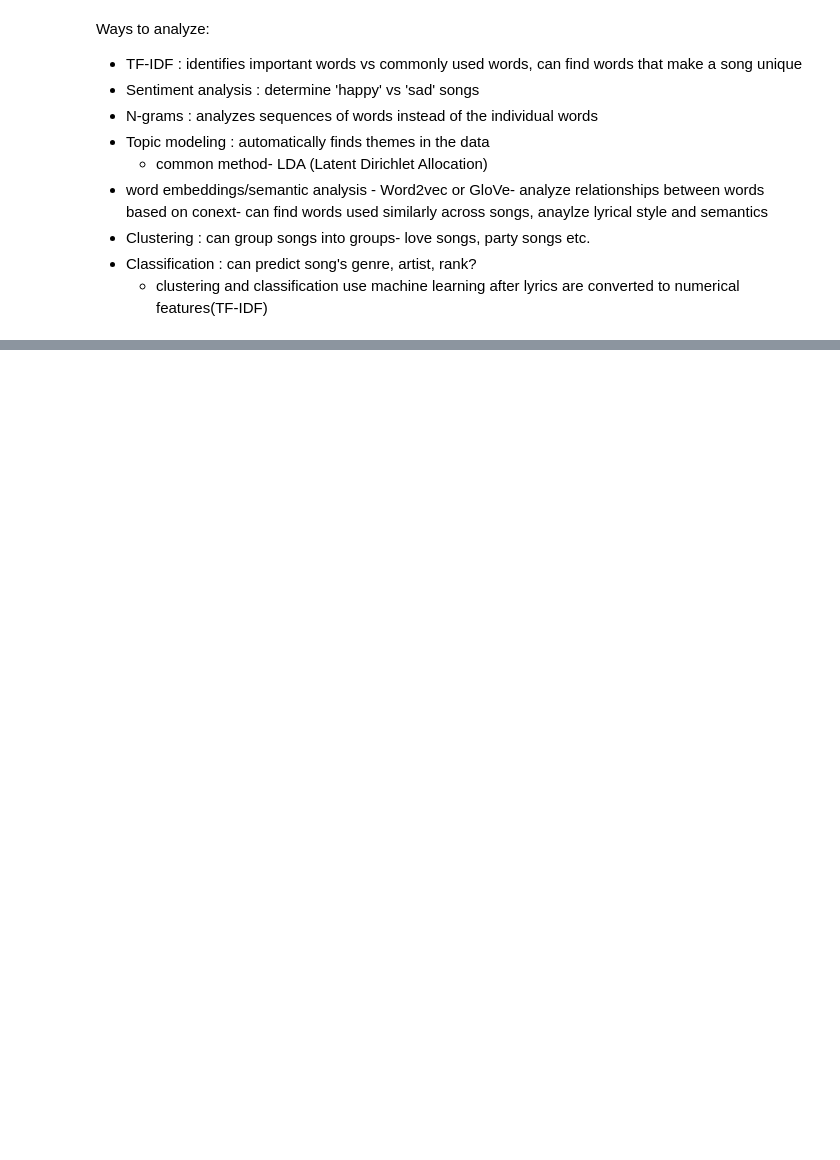
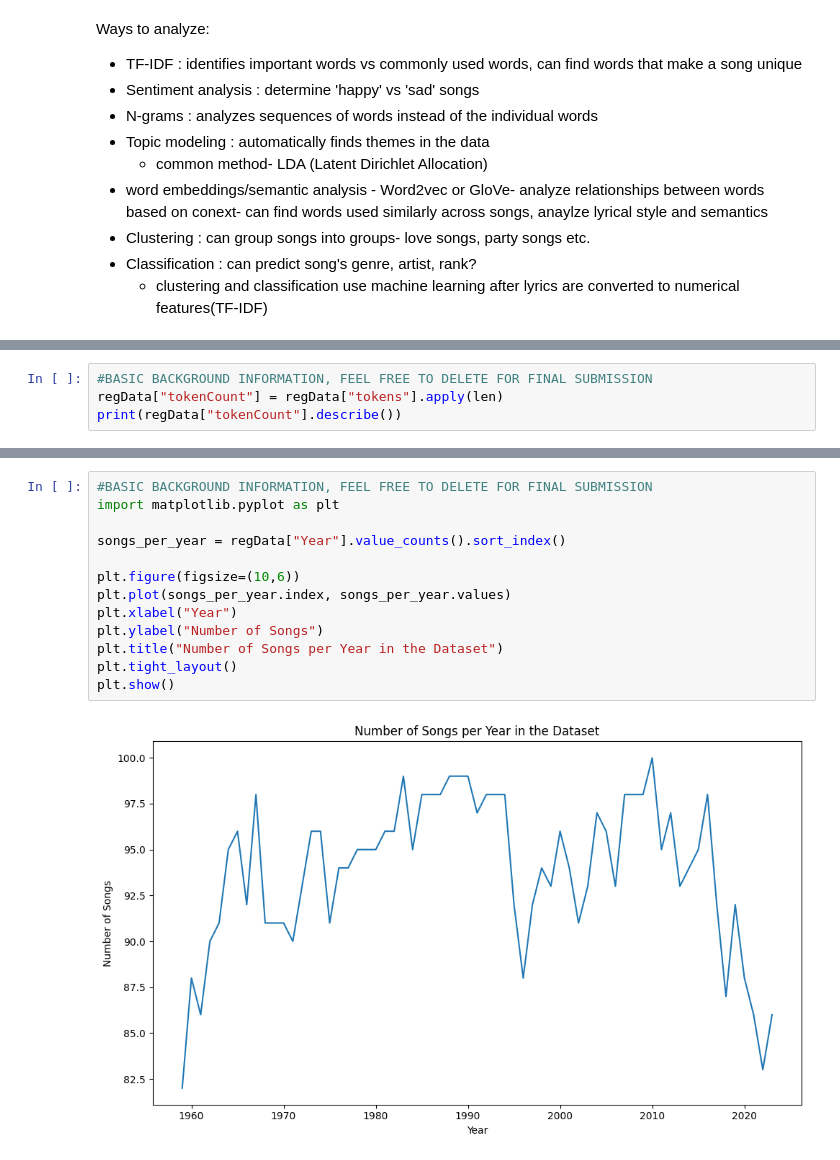
Before and after one commit to bkl46/CSDS312_Project, a Jupyter notebook: notebooks/csds312project.ipynb, the cells around one changed output, grey strips where cells are left out. Cells and saved outputs as stored; diff of their text form; blank space fills up the shorter version.

```diff
--- a/notebooks/csds312project.ipynb
+++ b/notebooks/csds312project.ipynb
@@ -265,0 +480,4 @@ Ways to analyze:
+# %%
+#BASIC BACKGROUND INFORMATION, FEEL FREE TO DELETE FOR FINAL SUBMISSION
+regData["tokenCount"] = regData["tokens"].apply(len)
+print(regData["tokenCount"].describe())
@@ -265,0 +530,15 @@ Ways to analyze:
+# %%
+#BASIC BACKGROUND INFORMATION, FEEL FREE TO DELETE FOR FINAL SUBMISSION
+import matplotlib.pyplot as plt
+
+songs_per_year = regData["Year"].value_counts().sort_index()
+
+plt.figure(figsize=(10,6))
+plt.plot(songs_per_year.index, songs_per_year.values)
+plt.xlabel("Year")
+plt.ylabel("Number of Songs")
+plt.title("Number of Songs per Year in the Dataset")
+plt.tight_layout()
+plt.show()
+# %% [output]
+[figure, added]
```
Also changed, not shown: parts of 20 cells of this notebook.
